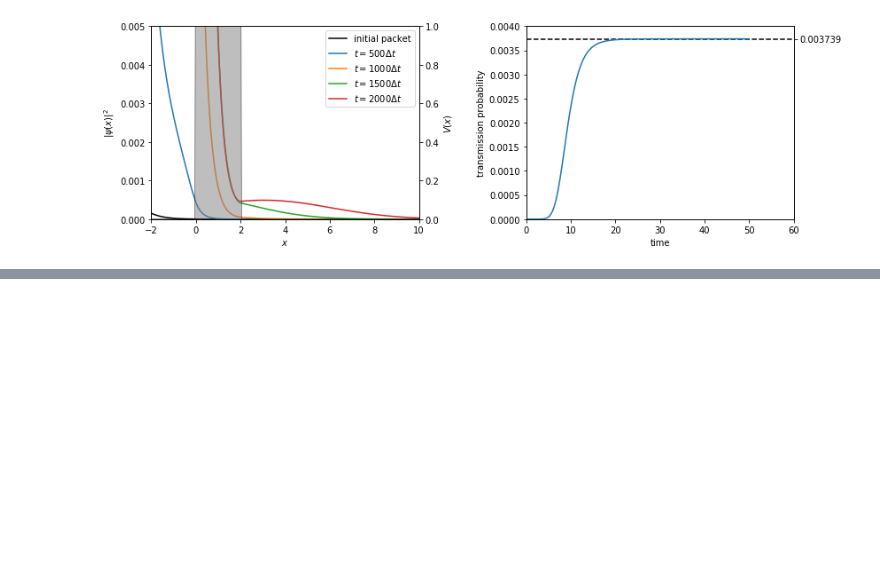
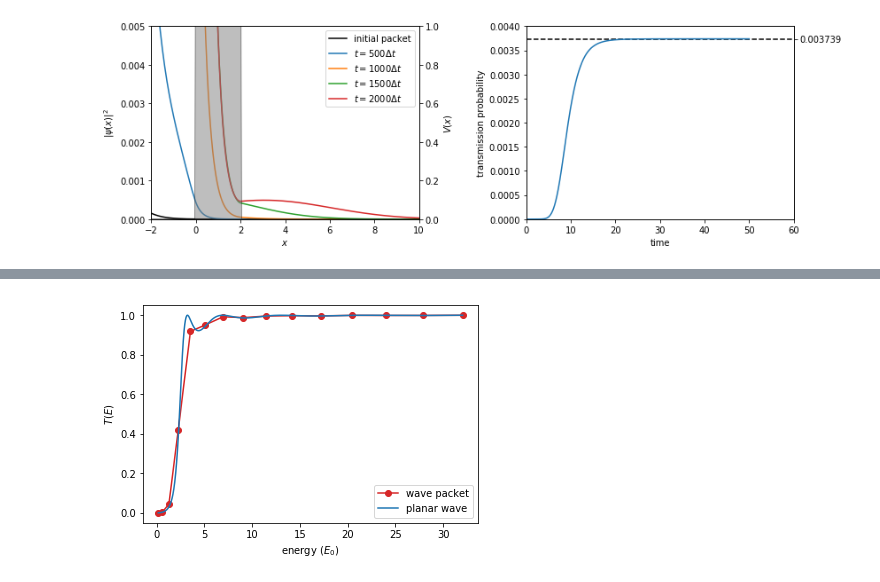
Before and after one commit to Miguelsanchezav/miguel_sanchez2, a Jupyter notebook: miguel_sanchez2_01.ipynb, the cells around one changed output, grey strips where cells are left out. Saved outputs shown, nothing was run; the diff lists cells and outputs as text; code cells hidden in the pictures; blank space fills up the shorter version.

```diff
--- a/miguel_sanchez2_01.ipynb
+++ b/miguel_sanchez2_01.ipynb
@@ -189,0 +257,21 @@ bx1.set(ylim=ax[1].set_ylim(), yticks=[T_lim]);
+# %%
+def transmission_theory(E):
+    V0 = s.V_0
+    if E < V0:
+        return 1/(1+V0**2/(4*E*(V0-E))*np.sinh(s.L*np.sqrt(2*(V0-E)))**2)
+    else:
+        return 1/(1+V0**2/(4*E*(E-V0))*np.sin(s.L*np.sqrt(2*(E-V0)))**2)
+# %%
+E_0 = 0.5 * (k_0_list**2 + s.sigma_0**(-2))
+E = np.linspace(E_0.min(), E_0.max(), 1000)
+transmission_t = list(map(transmission_theory,E))
+# %%
+f, ax = plt.subplots()
+
+ax.plot(E_0, T_lim_list, c='C3', marker='o', label='wave packet')
+ax.plot(E, transmission_t, label='planar wave')
+
+ax.set(xlabel='energy ($E_0$)', ylabel='$T(E)$')
+ax.legend(loc='lower right');
+# %% [output]
+[figure, added]
```
Also changed, not shown: parts of 7 cells of this notebook.
